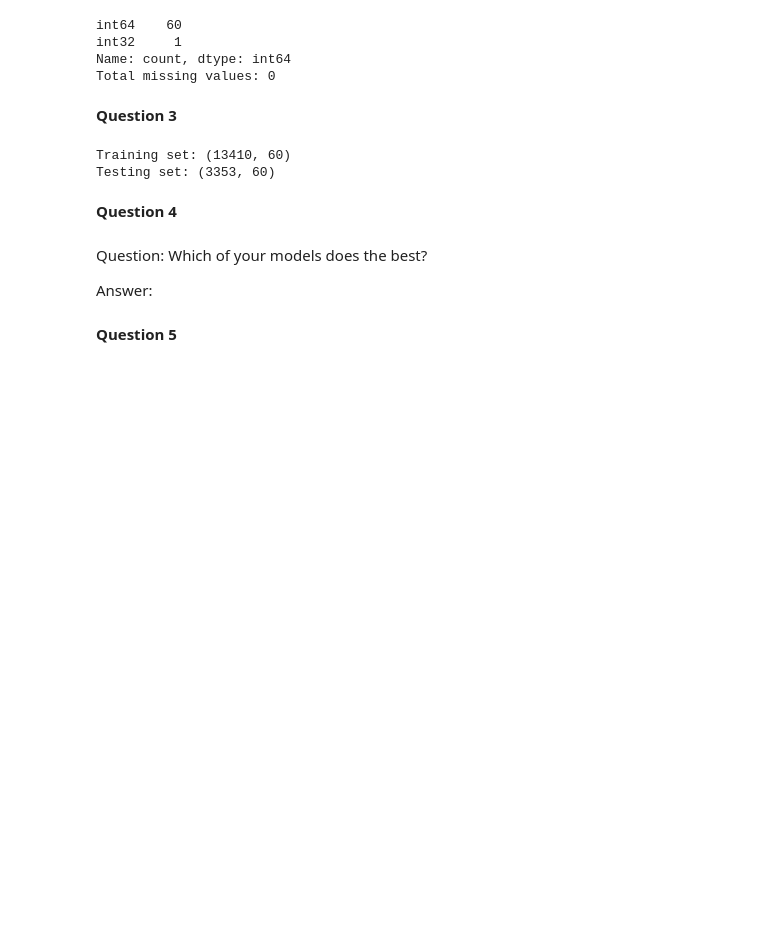
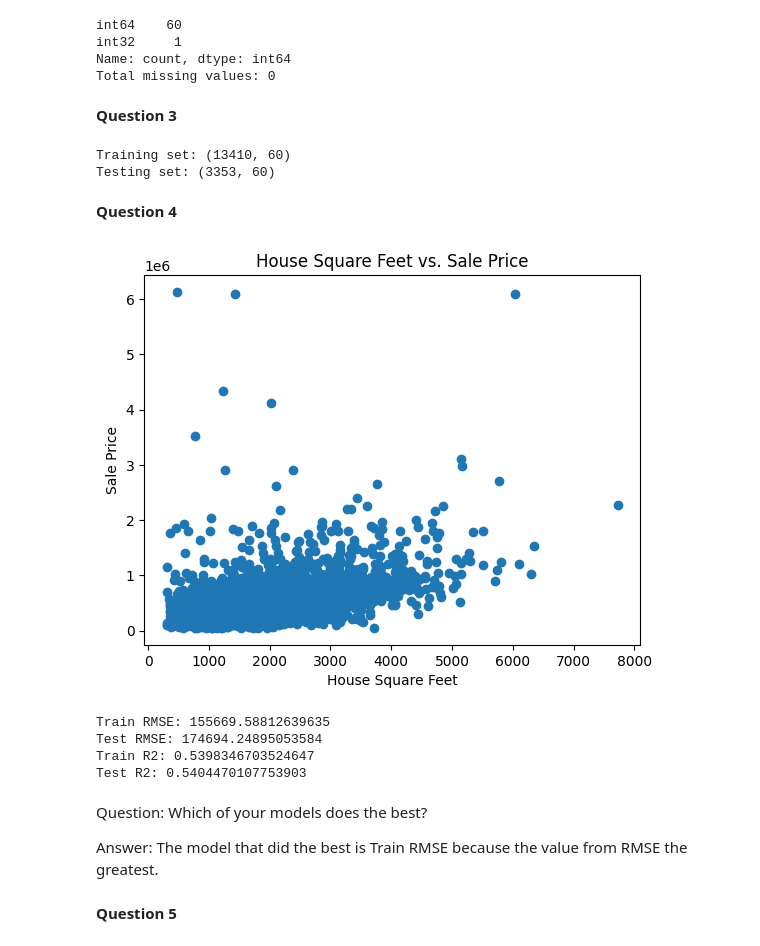
Before and after one commit to hwayalew/L02-hedonic-pricing, a Jupyter notebook: notebook.ipynb, the cells around one changed output. Drawn from its saved outputs; the diff is of its cells as text; code cells hidden in the pictures; blank space fills up the shorter version.

```diff
--- a/notebook.ipynb
+++ b/notebook.ipynb
@@ -415,4 +418,12 @@ Testing set: (3353, 60)
 # %%
 from sklearn.linear_model import LinearRegression
 
 # Build some simple linear models that include no transformations or interactions.
+
+plt.scatter(X_train['house_square_feet'], y_train)
+plt.xlabel('House Square Feet')
+plt.ylabel('Sale Price')
+plt.title('House Square Feet vs. Sale Price')
+plt.show()
+# %% [output]
+[figure, added]
@@ -421,7 +430,36 @@ from sklearn.linear_model import LinearRegression
+# %%
+import numpy as np
+from sklearn.metrics import mean_squared_error, r2_score
+
+# Fit the model
+model = LinearRegression()
+model.fit(X_train, y_train)
+
+# Make predictions
+y_train_pred = model.predict(X_train)
+y_test_pred = model.predict(X_test)
+
+# Determine their RMSE and  R2  on the both the training and test sets.
+train_rmse = np.sqrt(mean_squared_error(y_train, y_train_pred))
+test_rmse = np.sqrt(mean_squared_error(y_test, y_test_pred))
+
+train_r2 = r2_score(y_train, y_train_pred)
+test_r2 = r2_score(y_test, y_test_pred)
+
+# Printing the output
+print("Train RMSE:", train_rmse)
+print("Test RMSE:", test_rmse)
+print("Train R2:", train_r2)
+print("Test R2:", test_r2)
+# %% [output]
+Train RMSE: 155669.58812639635
+Test RMSE: 174694.24895053584
+Train R2: 0.5398346703524647
+Test R2: 0.5404470107753903
 # %% [markdown]
 Question: Which of your models does the best?
 
-Answer:
+Answer: The model that did the best is Train RMSE because the value from RMSE the greatest.
 # %% [markdown]
 **Question 5**
 # %%
```
Also changed, not shown: parts of 9 cells of this notebook.
